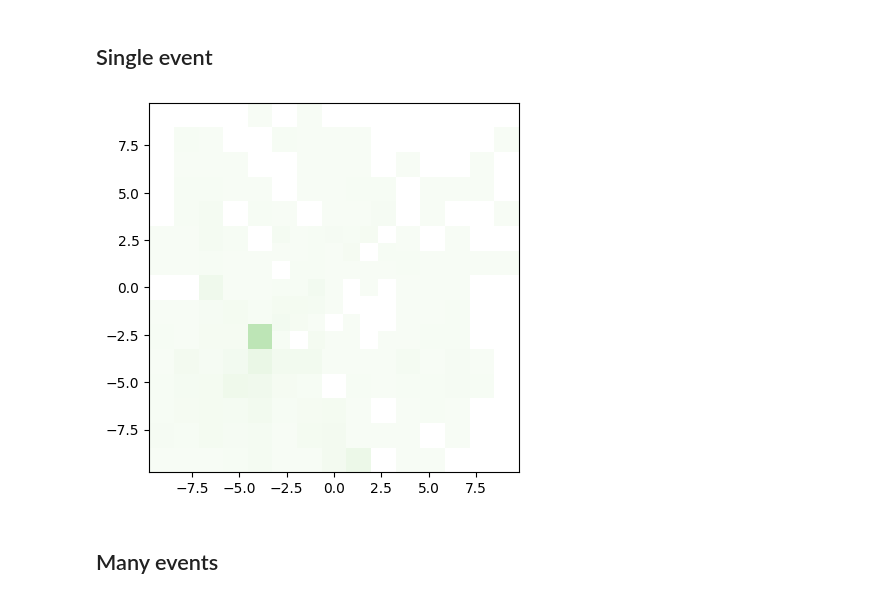
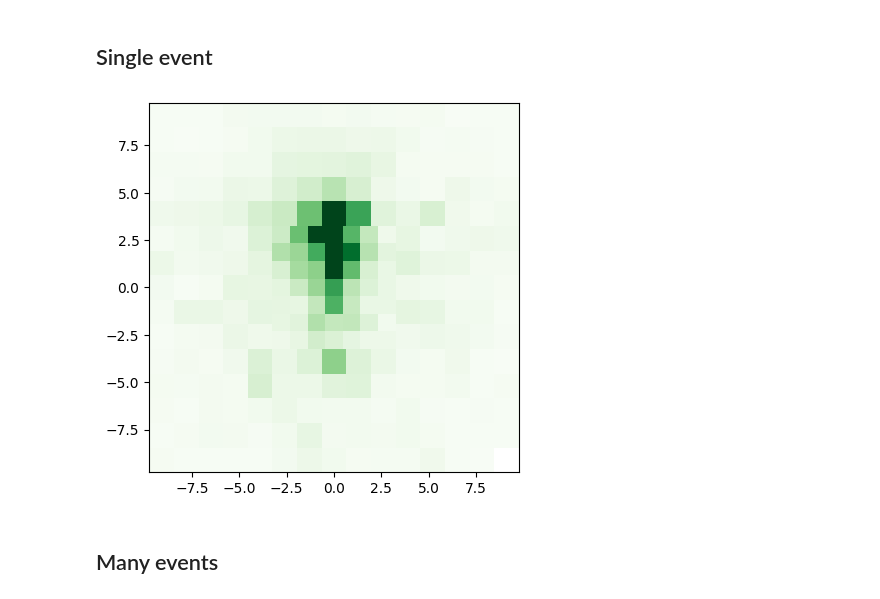
Before and after one commit to Bjartensen/python_focalh_clustering, a Jupyter notebook: notebooks/inspect.ipynb, the cells around one changed output. Cells and saved outputs as stored; diff of their text form; code cells hidden in the pictures.

```diff
--- a/notebooks/inspect.ipynb
+++ b/notebooks/inspect.ipynb
@@ -10,25 +10,25 @@ import focal
 # %% [markdown]
 ## Single event
 # %%
-filename = "/home/bjartur/workspace/focalh_data_transformer/data/converted/EVAL_E20_N1000_GEN.root"
+filename = "/home/bjartur/workspace/python_focalh_clustering/data/eval/EVAL_E350_P1_N100.root"
 def plot_single(filename, event=0, ax=None):
     if ax is None:
         fig,ax = plt.subplots(figsize=(10,10))
 
     tfile = ROOT.TFile(filename, "READ")
     ttree = tfile.Get("EventsTree")
     foc = focal.FocalH()
 
     foc.heatmap(ttree, event, ax)
     tfile.Close()
 
 fig,ax = plt.subplots()
-plot_single(filename, 10, ax)
+plot_single(filename, 0, ax)
 #fig.savefig("single_particle_example.png", bbox_inches="tight")
 
 #plot_single(filename, 1)
 # %% [output]
-[figure, old version]
+[figure, new version]
 # %% [markdown]
 ## Many events
 # %%
```
Also changed, not shown: 7 other files.
